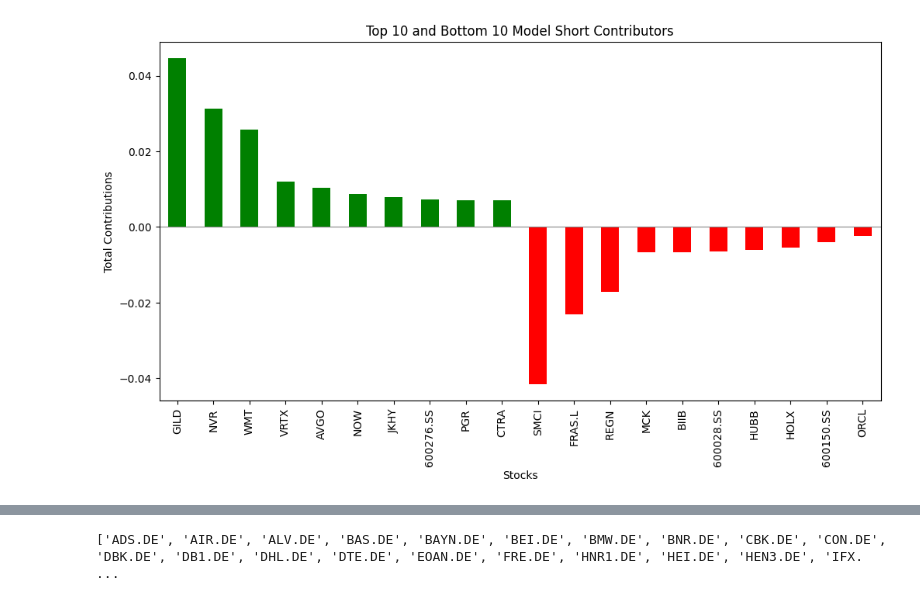
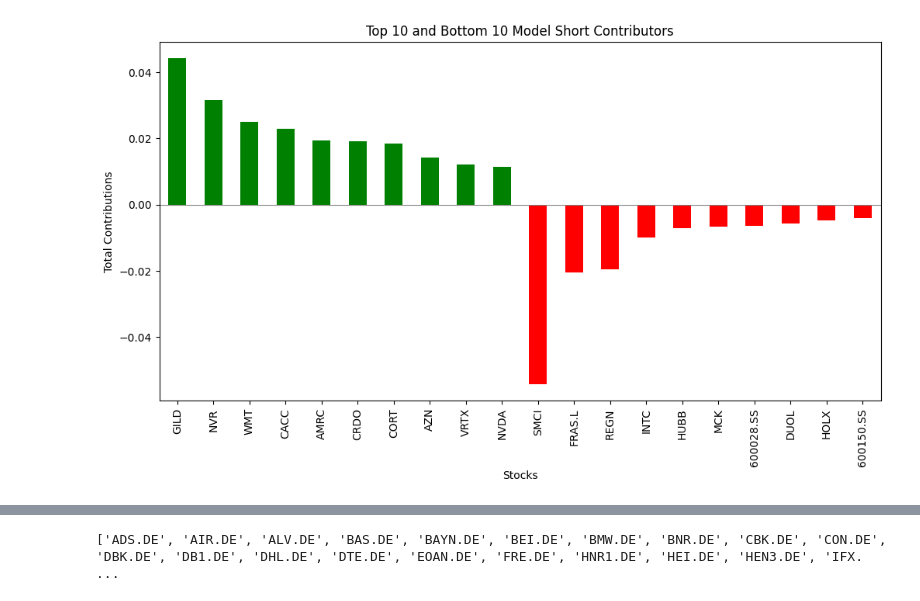
Before and after one commit to magiccpp/portfolio-2, a Jupyter notebook: compare_visual.ipynb, the cells around one changed output, grey strips where cells are left out. Drawn from its saved outputs; the diff is of its cells as text; code cells hidden in the pictures.

```diff
--- a/compare_visual.ipynb
+++ b/compare_visual.ipynb
@@ -449,6 +411,16 @@ model_short_log = load_data('processed_data_128/computed_portfolios_short', mode
 # %%
 model_short_v2_log = []
 model_short_v2_log = load_data('multi_horizon_short', model_short_v2_log)
+# %%
+model_perplexity_log = []
+model_perplexity_log = load_data('perplexity_o3_mini', model_perplexity_log)
+
+
+model_perplexity_r1_log = []
+model_perplexity_r1_log = load_data('perplexity_deepseek_r1', model_perplexity_r1_log)
+# %%
+human_trace_log = []
+human_trace_log = load_data('human', human_trace_log)
 # %%
 unique_ids = set()
 for log in model_trace_log:
@@ -477,6 +449,14 @@ for log in model_short_log:
 for log in model_short_v2_log:
     for asset in log['weights']:
         unique_ids.add(asset['id'])
+
+for log in model_perplexity_log:
+    for asset in log['weights']:
+        unique_ids.add(asset['id'])
+
+for log in model_perplexity_r1_log:
+    for asset in log['weights']:
+        unique_ids.add(asset['id'])
 # %%
 len(unique_ids)
 # %% [output]
@@ -638,6 +622,10 @@ def update_weight(weights_attr, unique_ids):
   for asset in weights_attr:
     asset_id = asset['id']
     asset_weight = asset['weight']
+    if 'operation' in asset:
+      direction = asset['operation']
+      if direction == 'short' and asset_weight > 0:
+        asset_weight = -asset_weight
     asset_index = sorted(unique_ids).index(asset_id)
     weights[asset_index] = asset_weight
   return weights
@@ -895,7 +945,7 @@ show_contrib(model_v2_contrib_df, 'Model V2')
 # %%
-show_contrib(model_v2_contrib_df, 'Model Short')
+show_contrib(model_perplexity_contrib_df, 'Model Short')
 # %% [output]
-[figure, old version]
+[figure, new version]
 # %%
 show_contrib(model_v2_contrib_df, 'Model Short V2')
 # %% [output]
```
Also changed, not shown: parts of 28 cells of this notebook, 4 other files.
